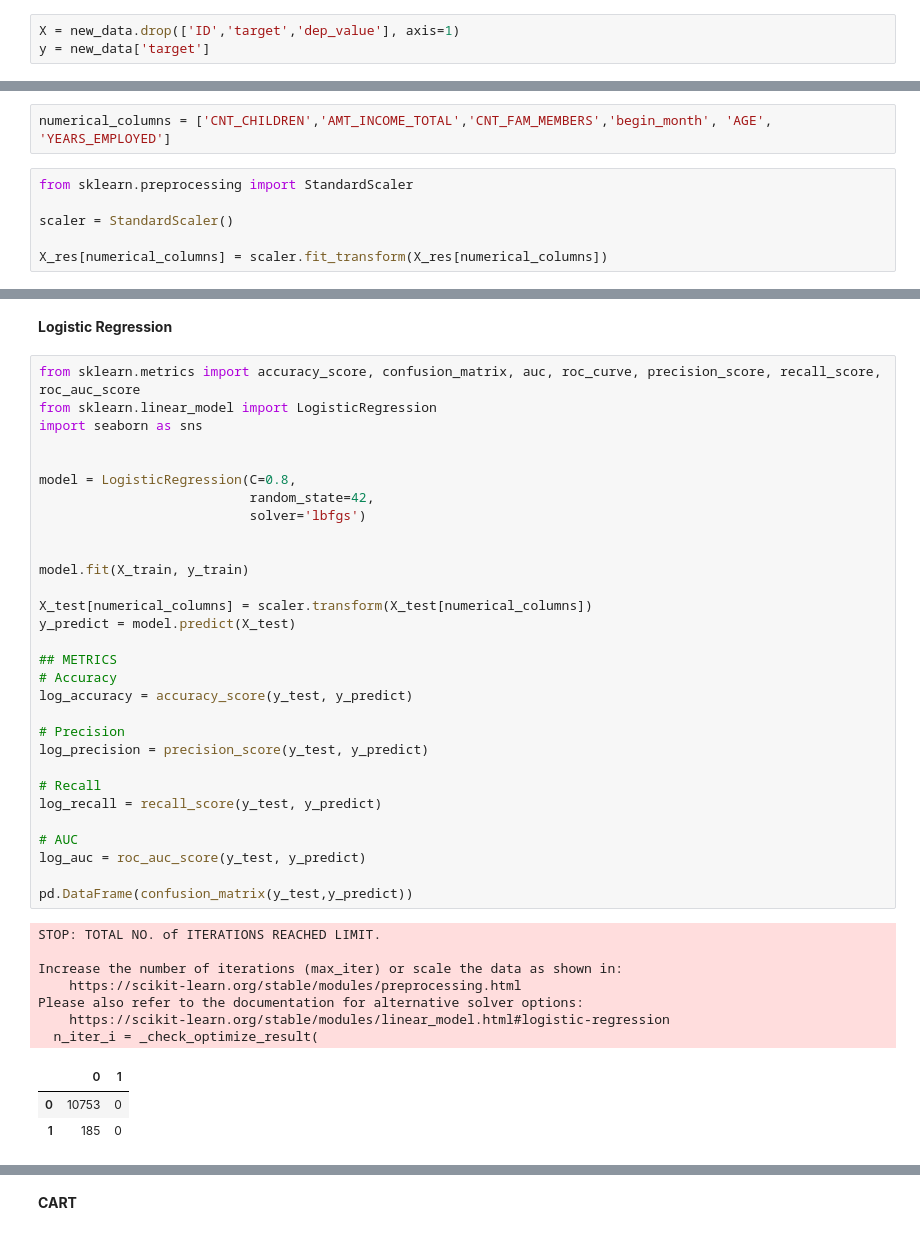
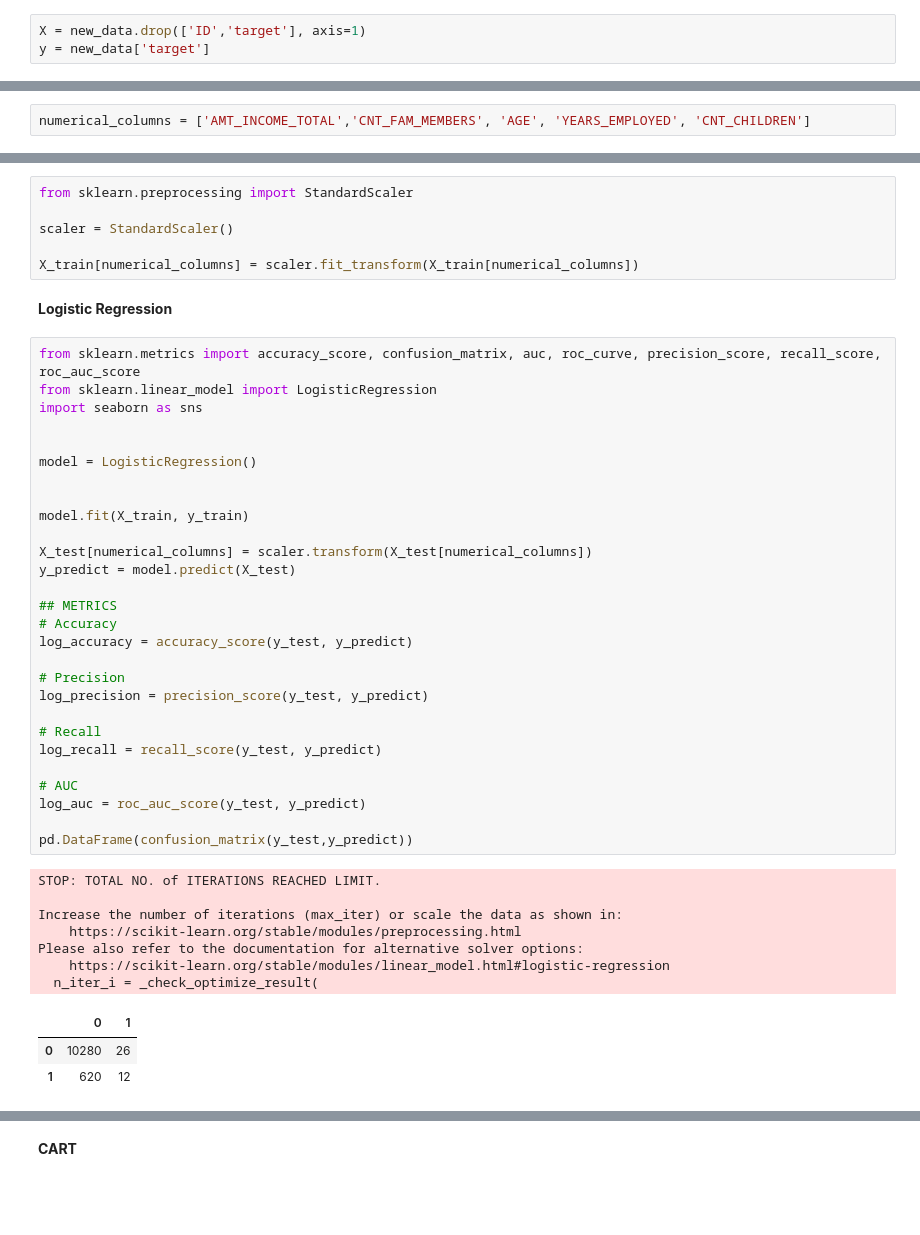
Before and after one commit to giorgiodemarchi/TabText-Experiments, a Jupyter notebook: Giorgio_baseline.ipynb, the cells around one changed output, grey strips where cells are left out. Cells and saved outputs as stored; diff of their text form; blank space fills up the shorter version.

```diff
--- a/Giorgio_baseline.ipynb
+++ b/Giorgio_baseline.ipynb
@@ -367,7 +613,7 @@ Index(['ID', 'CODE_GENDER', 'FLAG_OWN_CAR', 'FLAG_OWN_REALTY', 'CNT_CHILDREN',
        'NAME_FAMILY_STATUS_Single / not married', 'NAME_FAMILY_STATUS_Widow'],
       dtype='object')
 # %%
-X = new_data.drop(['ID','target','dep_value'], axis=1)
+X = new_data.drop(['ID','target'], axis=1)
 y = new_data['target']
 # %%
 from sklearn.model_selection import train_test_split
@@ -398,9 +651,3 @@ target
 Name: count, dtype: int64
 # %%
-numerical_columns = ['CNT_CHILDREN','AMT_INCOME_TOTAL','CNT_FAM_MEMBERS','begin_month', 'AGE', 'YEARS_EMPLOYED']
+numerical_columns = ['AMT_INCOME_TOTAL','CNT_FAM_MEMBERS', 'AGE', 'YEARS_EMPLOYED', 'CNT_CHILDREN']
-# %%
-from sklearn.preprocessing import StandardScaler
-
-scaler = StandardScaler()
-
-X_res[numerical_columns] = scaler.fit_transform(X_res[numerical_columns])
@@ -430,5 +674,11 @@ Index(['CODE_GENDER', 'FLAG_OWN_CAR', 'FLAG_OWN_REALTY', 'CNT_CHILDREN',
 # %%
 X_train, y_train = X_res, y_res
+# %%
+from sklearn.preprocessing import StandardScaler
+
+scaler = StandardScaler()
+
+X_train[numerical_columns] = scaler.fit_transform(X_train[numerical_columns])
 # %% [markdown]
 **Logistic Regression**
 # %%
@@ -437,41 +687,39 @@ from sklearn.linear_model import LogisticRegression
 import seaborn as sns
 
 
-model = LogisticRegression(C=0.8,
-                           random_state=42,
-                           solver='lbfgs')
+model = LogisticRegression()
 
 
 model.fit(X_train, y_train)
 
 X_test[numerical_columns] = scaler.transform(X_test[numerical_columns])
 y_predict = model.predict(X_test)
 
 ## METRICS
 # Accuracy
 log_accuracy = accuracy_score(y_test, y_predict)
 
 # Precision
 log_precision = precision_score(y_test, y_predict)
 
 # Recall
 log_recall = recall_score(y_test, y_predict)
 
 # AUC
 log_auc = roc_auc_score(y_test, y_predict)
 
 pd.DataFrame(confusion_matrix(y_test,y_predict))
 # %% [output]
 STOP: TOTAL NO. of ITERATIONS REACHED LIMIT.
 
 Increase the number of iterations (max_iter) or scale the data as shown in:
     https://scikit-learn.org/stable/modules/preprocessing.html
 Please also refer to the documentation for alternative solver options:
     https://scikit-learn.org/stable/modules/linear_model.html#logistic-regression
   n_iter_i = _check_optimize_result(
 |  | 0 | 1 |
-| 0 | 10753 | 0 |
-| 1 | 185 | 0 |
+| 0 | 10280 | 26 |
+| 1 | 620 | 12 |
 # %%
 ## Metrics dataframe
 log_metrics = pd.DataFrame({'Logistic Regression': [log_accuracy, log_precision, log_recall, log_auc]}, columns = ['Logistic Regression'], index=['Accuracy', 'Precision', 'Recall', 'AUC'])
```
Also changed, not shown: parts of 48 cells of this notebook.
